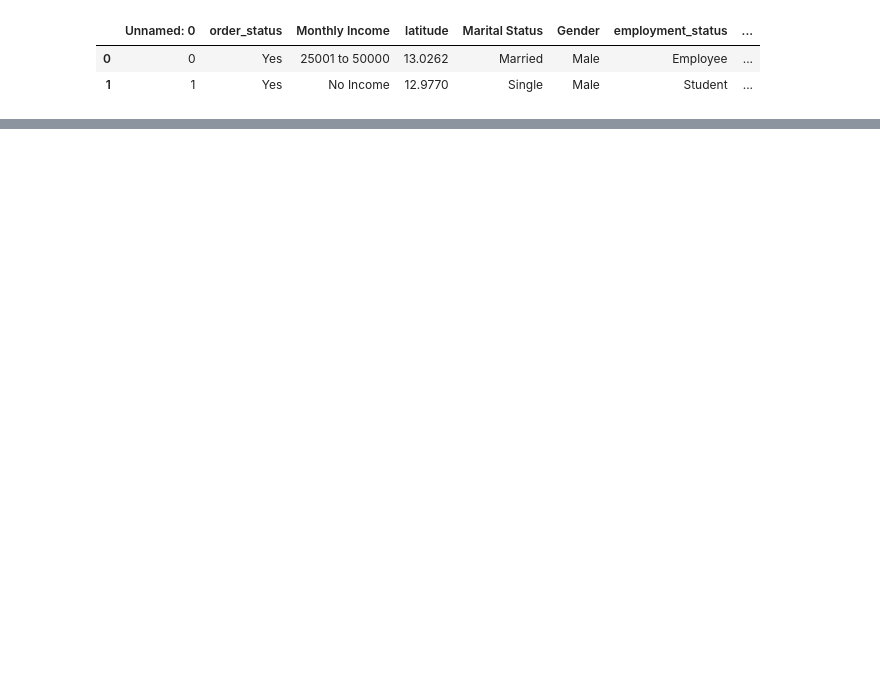
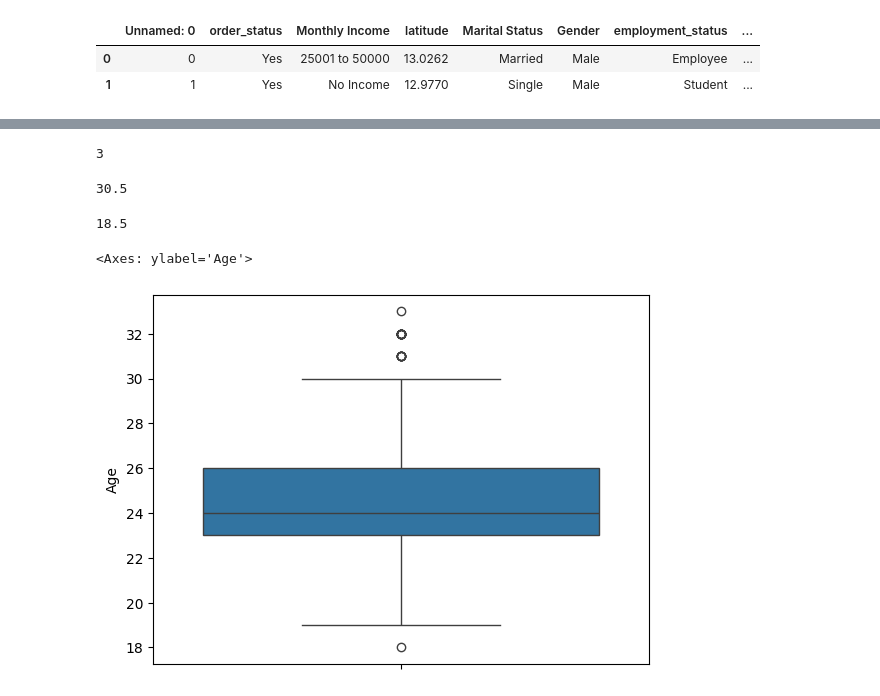
Before and after one commit to Saipranith05/Pranith_repo, a Jupyter notebook: app.ipynb, the cells around one changed output, grey strips where cells are left out. Drawn from its saved outputs; the diff is of its cells as text; code cells hidden in the pictures; blank space fills up the shorter version.

```diff
--- a/app.ipynb
+++ b/app.ipynb
@@ -14,0 +105,2 @@ df["Family size"].fillna(family_mean,in)
+# %%
+Age_median = int(df["Age"].median())
@@ -14,0 +111,2 @@ df["Family size"].fillna(family_mean,in)
+# %%
+df["Age"].fillna(Age_median, inplace=True)
@@ -14,0 +159,4 @@ df["Family size"].fillna(family_mean,in)
+# %%
+IQR
+# %% [output]
+3
@@ -14,0 +166,13 @@ df["Family size"].fillna(family_mean,in)
+# %%
+upper_limit
+# %% [output]
+30.5
+# %%
+lower_limit
+# %% [output]
+18.5
+# %%
+sns.boxplot(df["Age"])
+# %% [output]
+<Axes: ylabel='Age'>
+[figure, added]
```
Also changed, not shown: parts of 31 cells of this notebook.
